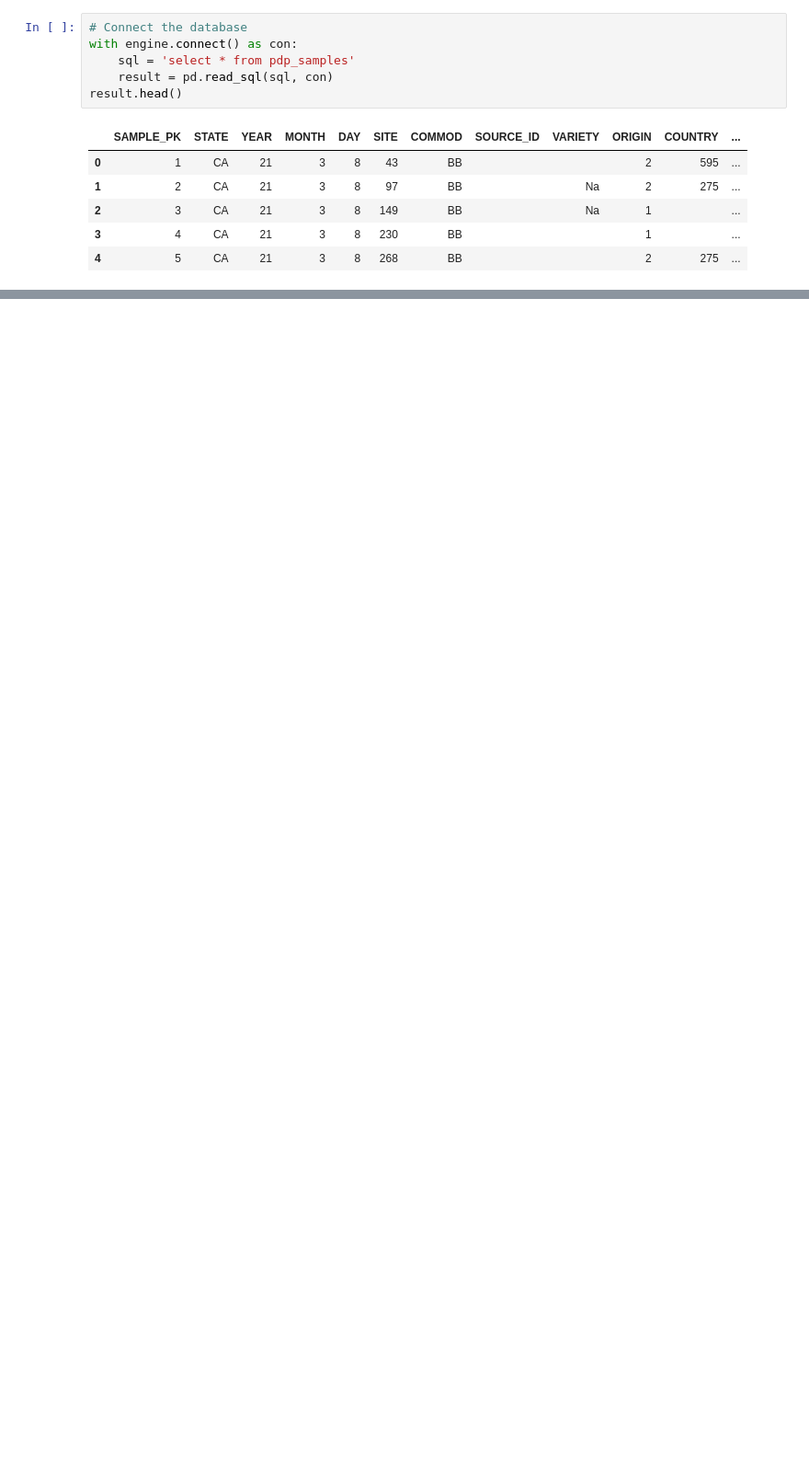
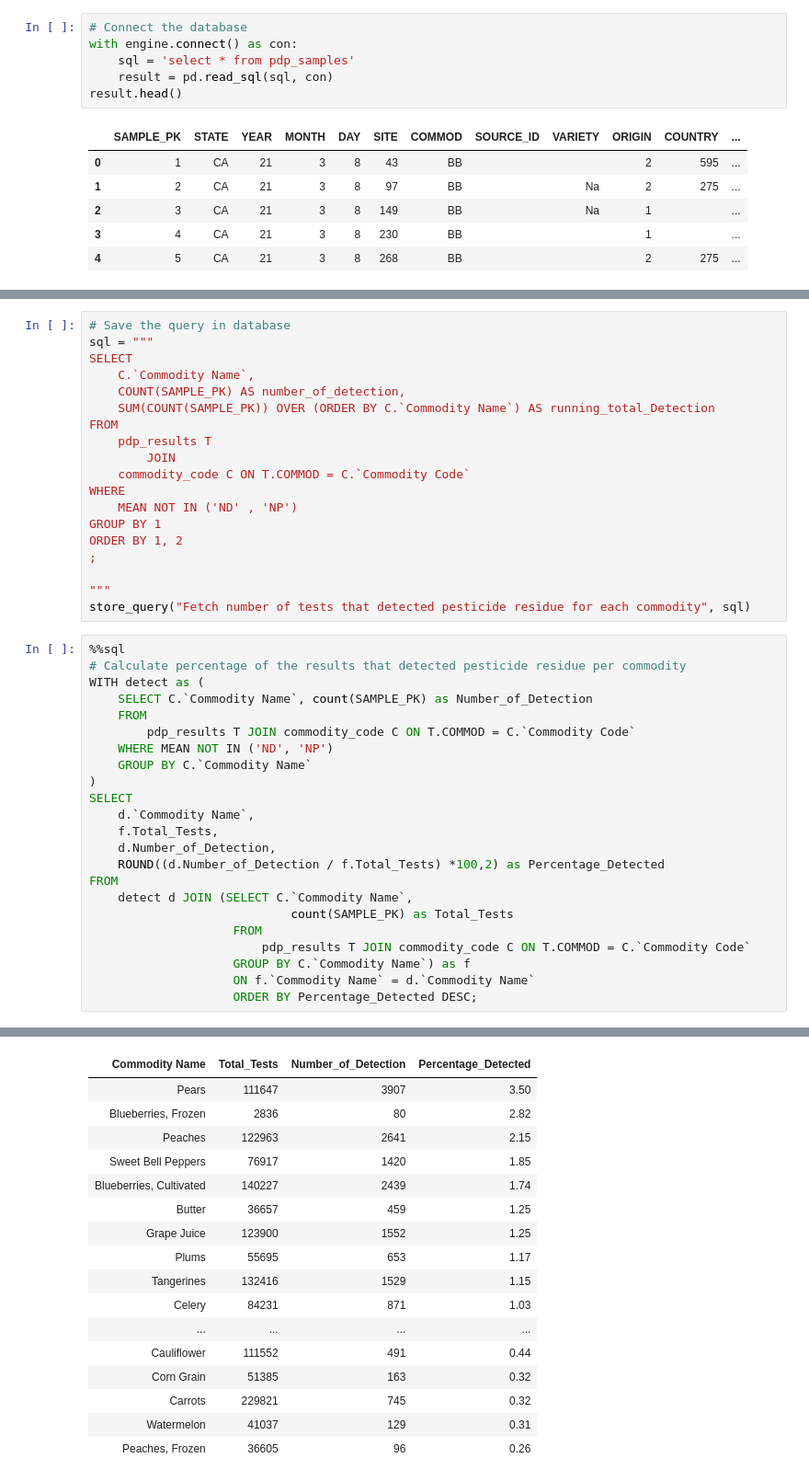
Before and after one commit to soyinkas1/PP00013_SQL_Practice-and-Application-Projects, a Jupyter notebook: PDP Database SQL Analysis_CPD Projects_01/Pandas Control Notebook_PDP Database SQL Analysis .ipynb, the cells around one changed output, grey strips where cells are left out. Shown at 92% size. Drawn from its saved outputs; the diff is of its cells as text; blank space fills up the shorter version.

```diff
--- a/PDP Database SQL Analysis_CPD Projects_01/Pandas Control Notebook_PDP Database SQL Analysis .ipynb
+++ b/PDP Database SQL Analysis_CPD Projects_01/Pandas Control Notebook_PDP Database SQL Analysis .ipynb
@@ -323,0 +1540,43 @@ queries.head()
+# %%
+# Save the query in database
+sql = """
+SELECT
+    C.`Commodity Name`,
+    COUNT(SAMPLE_PK) AS number_of_detection,
+    SUM(COUNT(SAMPLE_PK)) OVER (ORDER BY C.`Commodity Name`) AS running_total_Detection
+FROM
+    pdp_results T
+        JOIN
+    commodity_code C ON T.COMMOD = C.`Commodity Code`
+WHERE
+    MEAN NOT IN ('ND' , 'NP')
+GROUP BY 1
+ORDER BY 1, 2
+;
+
+"""
+store_query("Fetch number of tests that detected pesticide residue for each commodity", sql)
+# %%
+%%sql
+# Calculate percentage of the results that detected pesticide residue per commodity
+WITH detect as (
+	SELECT C.`Commodity Name`, count(SAMPLE_PK) as Number_of_Detection
+	FROM
+		pdp_results T JOIN commodity_code C ON T.COMMOD = C.`Commodity Code`
+	WHERE MEAN NOT IN ('ND', 'NP')
+	GROUP BY C.`Commodity Name`
+)
+SELECT
+	d.`Commodity Name`,
+    f.Total_Tests,
+	d.Number_of_Detection,
+    ROUND((d.Number_of_Detection / f.Total_Tests) *100,2) as Percentage_Detected
+FROM
+	detect d JOIN (SELECT C.`Commodity Name`,
+							count(SAMPLE_PK) as Total_Tests
+                    FROM
+						pdp_results T JOIN commodity_code C ON T.COMMOD = C.`Commodity Code`
+					GROUP BY C.`Commodity Name`) as f
+                    ON f.`Commodity Name` = d.`Commodity Name`
+                    ORDER BY Percentage_Detected DESC;
+# %% [output]
@@ -323,0 +1585,17 @@ queries.head()
+| Commodity Name | Total_Tests | Number_of_Detection | Percentage_Detected |
+| Pears | 111647 | 3907 | 3.50 |
+| Blueberries, Frozen | 2836 | 80 | 2.82 |
+| Peaches | 122963 | 2641 | 2.15 |
+| Sweet Bell Peppers | 76917 | 1420 | 1.85 |
+| Blueberries, Cultivated | 140227 | 2439 | 1.74 |
+| Butter | 36657 | 459 | 1.25 |
+| Grape Juice | 123900 | 1552 | 1.25 |
+| Plums | 55695 | 653 | 1.17 |
+| Tangerines | 132416 | 1529 | 1.15 |
+| Celery | 84231 | 871 | 1.03 |
+| ... | ... | ... | ... |
+| Cauliflower | 111552 | 491 | 0.44 |
+| Corn Grain | 51385 | 163 | 0.32 |
+| Carrots | 229821 | 745 | 0.32 |
+| Watermelon | 41037 | 129 | 0.31 |
+| Peaches, Frozen | 36605 | 96 | 0.26 |
```
Also changed, not shown: parts of 83 cells of this notebook.
